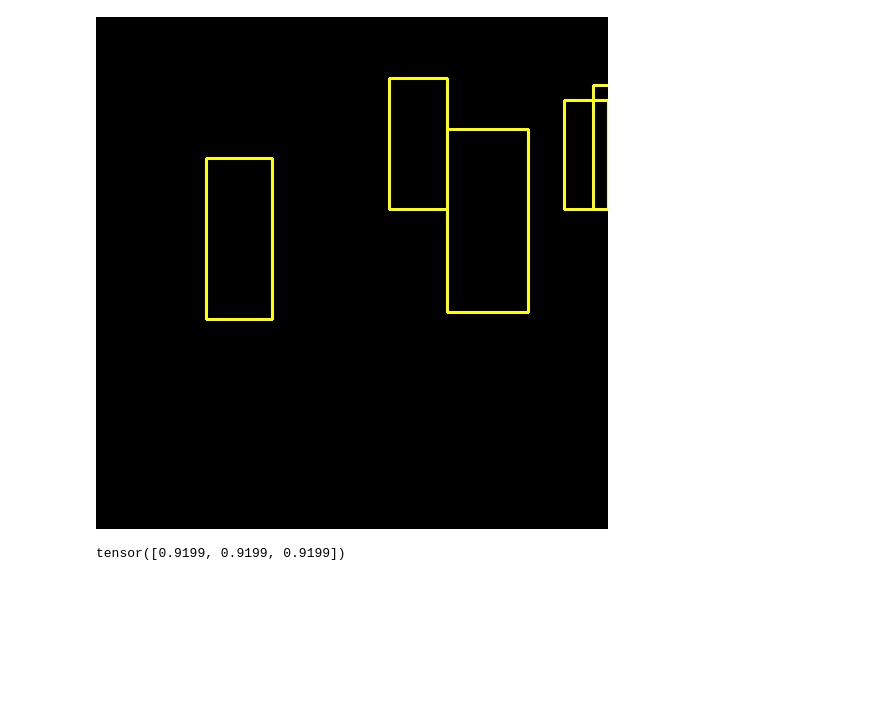
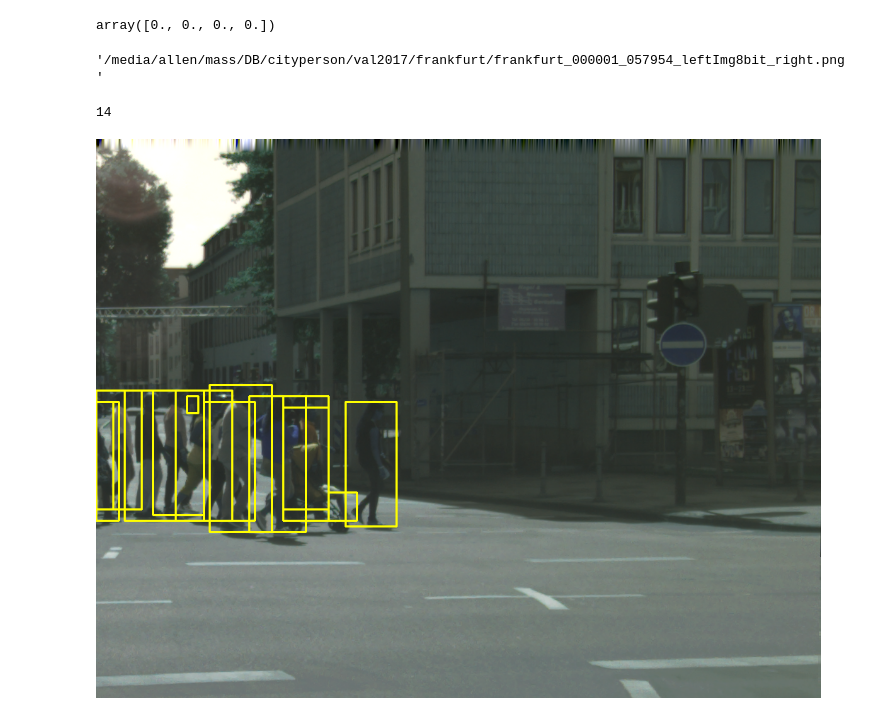
Before and after one commit to kakusikun/deep-learning-works, a Jupyter notebook: notebook/centernet_debug.ipynb, the cells around one changed output. Drawn from its saved outputs; the diff is of its cells as text; code cells hidden in the pictures; blank space fills up the shorter version.

```diff
--- a/notebook/centernet_debug.ipynb
+++ b/notebook/centernet_debug.ipynb
@@ -104,5 +65,5 @@ dict_keys([(128, 128), 'inp', 'img_id', 'bboxes', 'c', 's'])
 # %%
-batch = next(iter(loader['train']))
+batch = next(iter(loader[branch]))
 batch['bboxes']
 bboxes = np.vstack(batch['bboxes'])
 bboxes[:, [0,2]] *= 512
@@ -148,0 +125,9 @@ final[0][1][0]
+# %%
+handle = loader[branch].dataset.coco[0]
+orig_detections = convert_eval_format(results, handle.getCatIds())
+json.dump(orig_detections, open('./external/orig_results.json', 'w'))
+coco_dets = handle.loadRes('./external/orig_results.json')
+coco_eval = COCOeval(handle, coco_dets, "bbox")
+coco_eval.evaluate()
+coco_eval.accumulate()
+coco_eval.summarize()
@@ -148,0 +159,7 @@ final[0][1][0]
+# %%
+for orig_b, b in zip(orig_detections, detections):
+    diff = np.array(orig_b['bbox']) - np.array(b['bbox'])
+    print(diff)
+    if diff.sum() > 0:
+        print(orig_b)
+        print(b)
@@ -149,11 +184,29 @@ final[0][1][0]
+# %%
+diff
+# %% [output]
+array([0., 0., 0., 0.])
+# %%
+img_id = batch['img_id'][0].item()
+handle = loader[branch].dataset.coco[0]
+fname = handle.loadImgs(ids=[img_id])[0]['file_name']
+fname = os.path.join(cfg.DB.PATH, "cityperson", "val2017", fname)
+fname
+# %% [output]
+'/media/allen/mass/DB/cityperson/val2017/frankfurt/frankfurt_000001_057954_leftImg8bit_right.png'
 # %%
 # np_img = (batch['inp']*255).squeeze().permute(1,2,0).numpy().astype(np.uint8)
-# np_img = cv2.resize(np_img, (512,512))
-Image.fromarray(np_img)
-for b in final[0][1]:
-    x1, y1, x2, y2, score = b
-    if score > 0.5:
-        cv2.rectangle(np_img, (int(x1), int(y1)), (int(x2), int(y2)), (255,255,0), 2)
-Image.fromarray(np_img)
+np_img = cv2.imread(fname)
+num = 0
+for c in final[0]:
+    for b in final[0][c]:
+        x1, y1, x2, y2, score = b
+        if score > 0.5:
+            num += 1
+            cv2.rectangle(np_img, (int(x1), int(y1)), (int(x2), int(y2)), (255,255,0), 2)
+pil_img = Image.fromarray(np_img)
+w, h = pil_img.size
+print(num)
+pil_img
 # %% [output]
+14
-[figure, old version]
+[figure, new version]
@@ -162,4 +212,0 @@ a = torch.rand(1).squeeze()
-# %%
-torch.Tensor([a,a,a])
-# %% [output]
-tensor([0.9199, 0.9199, 0.9199])
```
Also changed, not shown: parts of 28 cells of this notebook, 3 other files.
